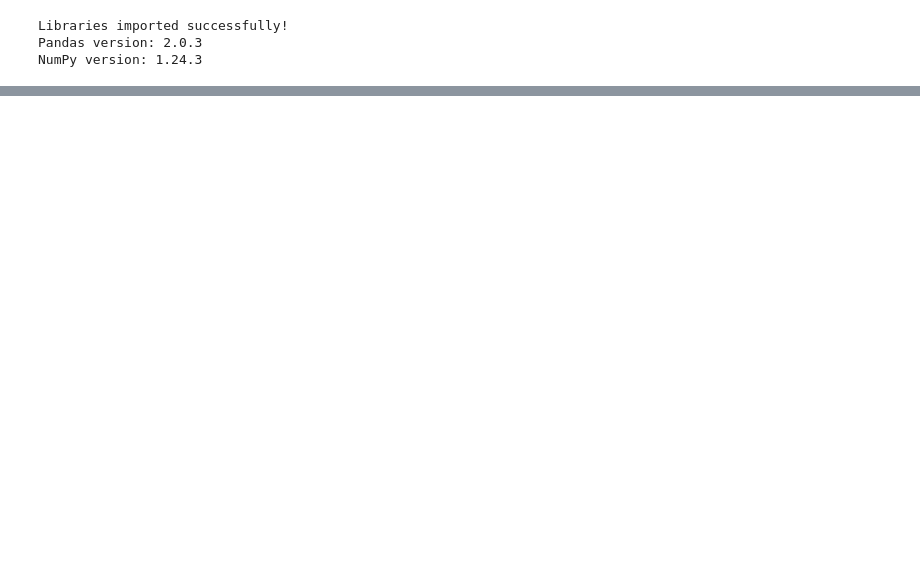
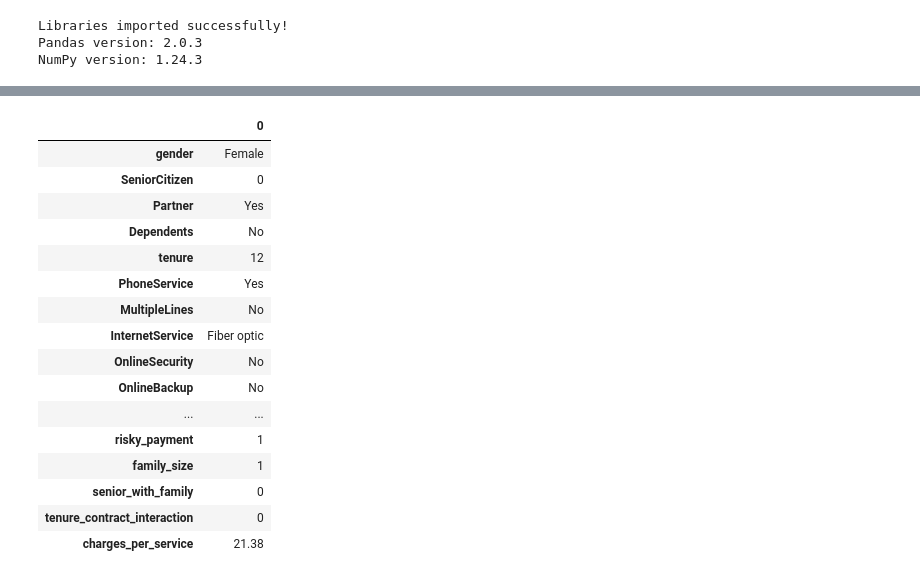
Before and after one commit to vaka2020/customer-churn-prediction-mlops, a Jupyter notebook: notebooks/01_eda.ipynb, the cells around one changed output, grey strips where cells are left out. Saved outputs shown, nothing was run; the diff lists cells and outputs as text; code cells hidden in the pictures; blank space fills up the shorter version.

```diff
--- a/notebooks/01_eda.ipynb
+++ b/notebooks/01_eda.ipynb
@@ -1547,0 +2507,83 @@ EDA COMPLETE!
+# %%
+# ============================================================
+# TEST PREPROCESSING PIPELINE (Production Simulation)
+# ============================================================
+
+print("\n" + "="*70)
+print("TESTING PREPROCESSING PIPELINE")
+print("="*70)
+print("\nSimulating production scenario: Load preprocessor and process new data\n")
+
+# 1. Load preprocessor
+with open('../models/preprocessor.pkl', 'rb') as f:
+    loaded_preprocessor = pickle.load(f)
+
+print(" Preprocessor loaded from disk")
+
+# 2. Load feature names
+with open('../models/feature_names.pkl', 'rb') as f:
+    loaded_feature_names = pickle.load(f)
+
+print("Feature names loaded from disk")
+
+# 3. Create sample "new" customer data (simulating production)
+sample_customer = pd.DataFrame({
+    'gender': ['Female'],
+    'SeniorCitizen': [0],
+    'Partner': ['Yes'],
+    'Dependents': ['No'],
+    'tenure': [12],
+    'PhoneService': ['Yes'],
+    'MultipleLines': ['No'],
+    'InternetService': ['Fiber optic'],
+    'OnlineSecurity': ['No'],
+    'OnlineBackup': ['No'],
+    'DeviceProtection': ['No'],
+    'TechSupport': ['No'],
+    'StreamingTV': ['Yes'],
+    'StreamingMovies': ['Yes'],
+    'Contract': ['Month-to-month'],
+    'PaperlessBilling': ['Yes'],
+    'PaymentMethod': ['Electronic check'],
+    'MonthlyCharges': [85.50],
+    'TotalCharges': [1026.00],
+    # Engineered features
+    'is_new_customer': [1],
+    'is_loyal_customer': [0],
+    'tenure_group': ['0-1yr'],
+    'avg_monthly_charge': [85.50],
+    'high_monthly_charge': [1],
+    'total_services': [4],
+    'has_protection': [0],
+    'has_support': [0],
+    'is_monthly_contract': [1],
+    'automatic_payment': [0],
+    'risky_payment': [1],
+    'family_size': [1],
+    'senior_with_family': [0],
+    'tenure_contract_interaction': [0],
+    'charges_per_service': [21.38]
+})
+
+print(f"\n Sample customer data:")
+display(sample_customer.T)
+
+# 4. Preprocess the sample
+try:
+    sample_processed = loaded_preprocessor.transform(sample_customer)
+    print(f"\n Preprocessing successful!")
+    print(f"   Input shape: {sample_customer.shape}")
+    print(f"   Output shape: {sample_processed.shape}")
+    print(f"   Features: {len(loaded_feature_names)}")
+
+    # Display processed features
+    sample_df = pd.DataFrame(sample_processed, columns=loaded_feature_names)
+    print(f"\n Processed features (first 10):")
+    display(sample_df.iloc[:, :10].T)
+
+    print("\n PREPROCESSING PIPELINE WORKS IN PRODUCTION MODE!")
+
+except Exception as e:
+    print(f"\n Preprocessing failed: {e}")
+    print("   This indicates the pipeline won't work in production")
+# %% [output]
@@ -1547,0 +2600,17 @@ EDA COMPLETE!
+|  | 0 |
+| gender | Female |
+| SeniorCitizen | 0 |
+| Partner | Yes |
+| Dependents | No |
+| tenure | 12 |
+| PhoneService | Yes |
+| MultipleLines | No |
+| InternetService | Fiber optic |
+| OnlineSecurity | No |
+| OnlineBackup | No |
+| ... | ... |
+| risky_payment | 1 |
+| family_size | 1 |
+| senior_with_family | 0 |
+| tenure_contract_interaction | 0 |
+| charges_per_service | 21.38 |
```
Also changed, not shown: parts of 34 cells of this notebook, 15 other files.
